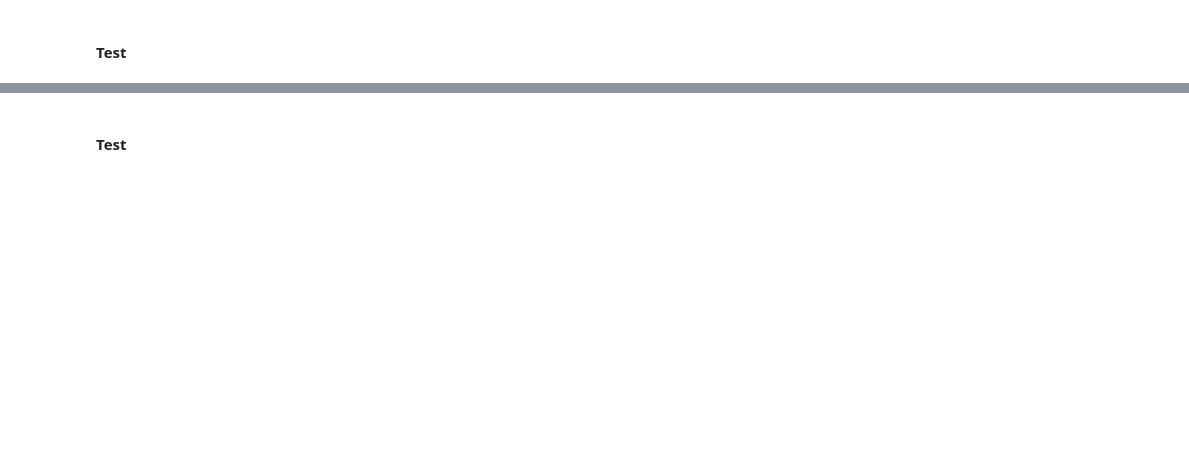
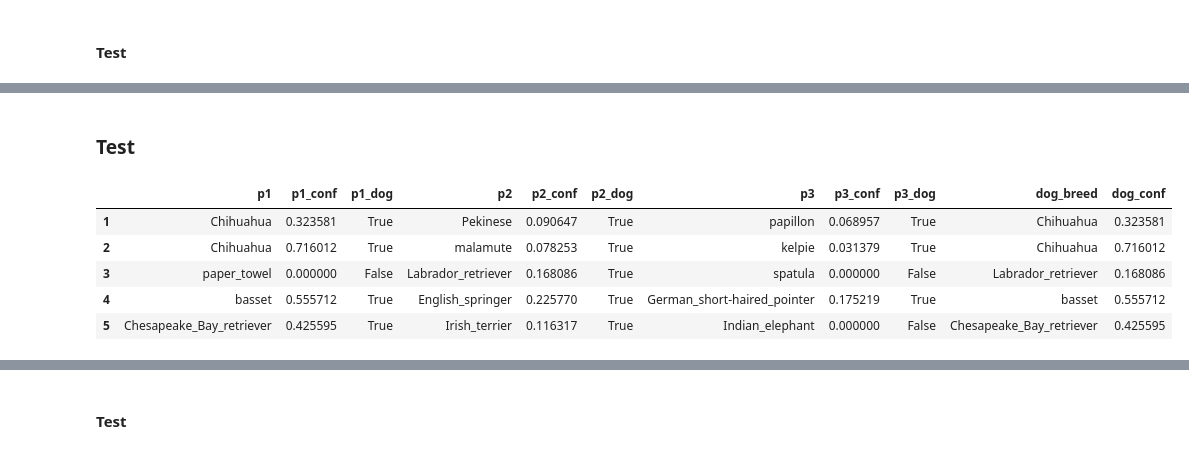
Before and after one commit to UltraViolentLight/Wrangle-We-Rate-Dogs, a Jupyter notebook: wrangle_act.ipynb, the cells around one changed output, grey strips where cells are left out. Drawn from its saved outputs; the diff is of its cells as text; code cells hidden in the pictures; blank space fills up the shorter version.

```diff
--- a/wrangle_act.ipynb
+++ b/wrangle_act.ipynb
@@ -295,0 +303,9 @@ df.shape
+# %%
+columns = df.columns
+for columnID in columns:
+    if df[columnID].dtype != np.number:
+        df[columnID] = df[columnID].replace('([Nn]an)',np.nan, regex=True)
+        df[columnID] = df[columnID].replace('([Nn]one)',np.nan, regex=True)
+    else:
+        df[columnID] = df[columnID].replace('([Nn]an)',np.nan, regex=True)
+        df[columnID] = df[columnID].replace('([Nn]one)',np.nan, regex=True)
@@ -295,0 +330,8 @@ df.shape
+# %%
+# insert new column 'rate_ratio' after 'rating_denominator'
+tem = df['rating_numerator']/df['rating_denominator']
+df.insert(12, 'rate_ratio', tem)
+
+# keep rate_ratio within the limits
+df['rate_ratio'].values[df['rate_ratio'] > 1] = 1
+df['rate_ratio'].values[df['rate_ratio'] < 0] = 0
@@ -344,0 +405,30 @@ memory usage: 48.6 KB
+# %%
+# set probabilty to zero for non dogs
+df['p1_conf'] = np.where(df['p1_dog']==False, 0, df['p1_conf'])
+df['p2_conf'] = np.where(df['p2_dog']==False, 0, df['p2_conf'])
+df['p3_conf'] = np.where(df['p3_dog']==False, 0, df['p3_conf'])
+
+# insert summary cells
+df.insert(23, 'dog_breed', df['p1'])
+df.insert(24, 'dog_conf', df['p1_conf'])
+
+# get highest probabilty and assign dog breed
+df['dog_breed'] = np.where(df['p3_conf']>df['p2_conf'], df['p3'], df['dog_breed'])
+df['dog_breed'] = np.where(df['p2_conf']>df['p1_conf'], df['p2'], df['dog_breed'])
+df['dog_conf'] = np.where(df['p3_conf']>df['p2_conf'], df['p3_conf'], df['dog_conf'])
+df['dog_conf'] = np.where(df['p2_conf']>df['p1_conf'], df['p2_conf'], df['dog_conf'])
+
+# remove rows which are highly improbable
+margin = 0.05
+df = df[df.dog_conf >= margin]
+# %% [markdown]
+### Test
+# %%
+df[['p1','p1_conf', 'p1_dog', 'p2','p2_conf', 'p2_dog', 'p3','p3_conf', 'p3_dog', 'dog_breed', 'dog_conf']].head()
+# %% [output]
+|  | p1 | p1_conf | p1_dog | p2 | p2_conf | p2_dog | p3 | p3_conf | p3_dog | dog_breed | dog_conf |
+| 1 | Chihuahua | 0.323581 | True | Pekinese | 0.090647 | True | papillon | 0.068957 | True | Chihuahua | 0.323581 |
+| 2 | Chihuahua | 0.716012 | True | malamute | 0.078253 | True | kelpie | 0.031379 | True | Chihuahua | 0.716012 |
+| 3 | paper_towel | 0.000000 | False | Labrador_retriever | 0.168086 | True | spatula | 0.000000 | False | Labrador_retriever | 0.168086 |
+| 4 | basset | 0.555712 | True | English_springer | 0.225770 | True | German_short-haired_pointer | 0.175219 | True | basset | 0.555712 |
+| 5 | Chesapeake_Bay_retriever | 0.425595 | True | Irish_terrier | 0.116317 | True | Indian_elephant | 0.000000 | False | Chesapeake_Bay_retriever | 0.425595 |
```
Also changed, not shown: parts of 30 cells of this notebook, 2 other files.
